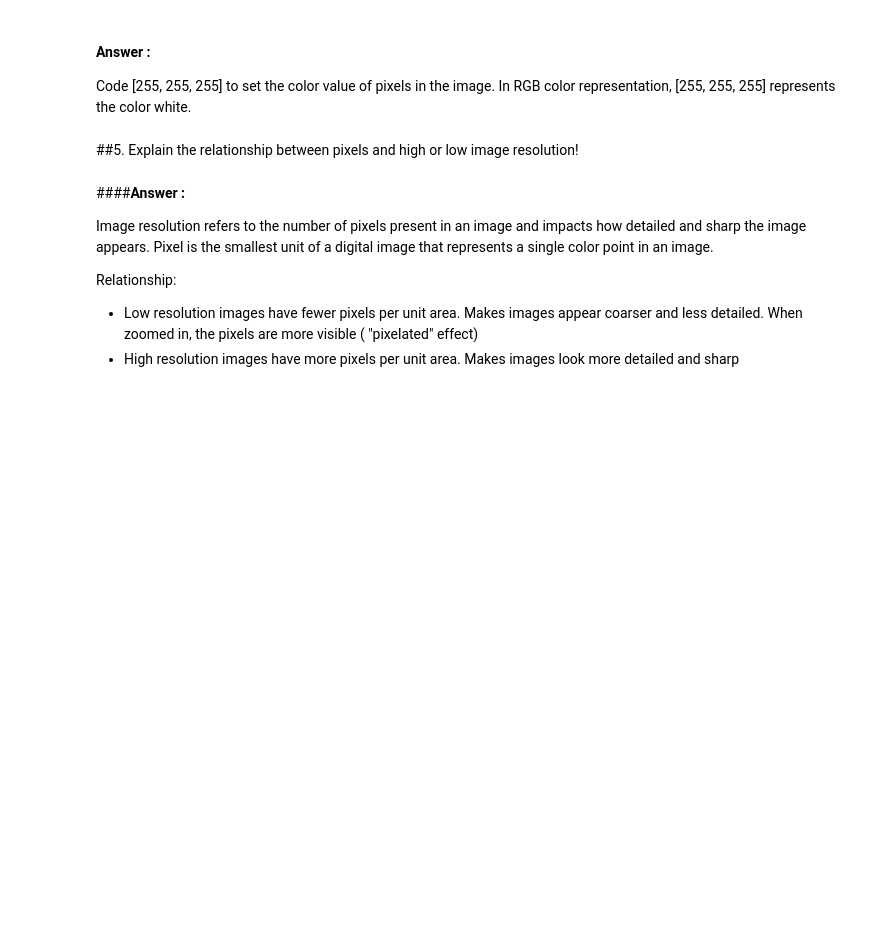
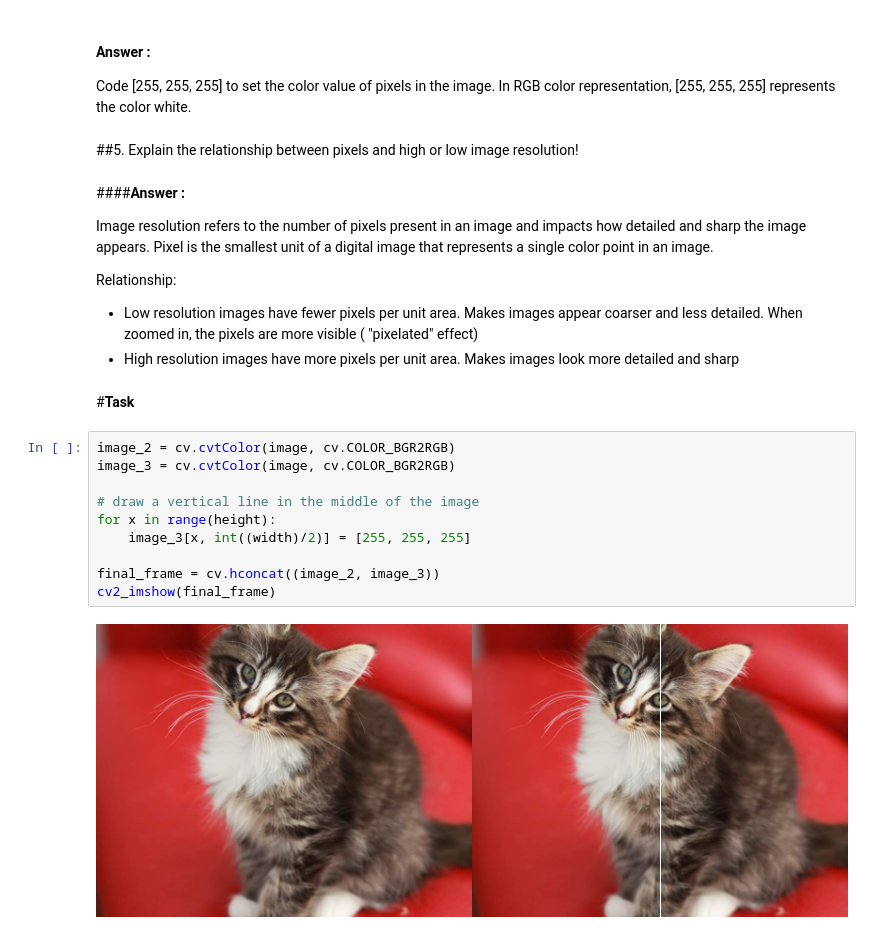
Before and after one commit to frcaulia/dicv_odd_2023, a Jupyter notebook: Week1.ipynb, the cells around one changed output. Saved outputs shown, nothing was run; the diff lists cells and outputs as text; blank space fills up the shorter version.

```diff
--- a/Week1.ipynb
+++ b/Week1.ipynb
@@ -144,3 +144,17 @@ Image resolution refers to the number of pixels present in an image and impacts
 Relationship:
 - Low resolution images have fewer pixels per unit area. Makes images appear coarser and less detailed. When zoomed in, the pixels are more visible ( "pixelated" effect)
 - High resolution images have more pixels per unit area. Makes images look more detailed and sharp
+# %% [markdown]
+#**Task**
+# %%
+image_2 = cv.cvtColor(image, cv.COLOR_BGR2RGB)
+image_3 = cv.cvtColor(image, cv.COLOR_BGR2RGB)
+
+# draw a vertical line in the middle of the image
+for x in range(height):
+    image_3[x, int((width)/2)] = [255, 255, 255]
+
+final_frame = cv.hconcat((image_2, image_3))
+cv2_imshow(final_frame)
+# %% [output]
+[figure, added]
```
Also changed, not shown: parts of 6 cells of this notebook.
